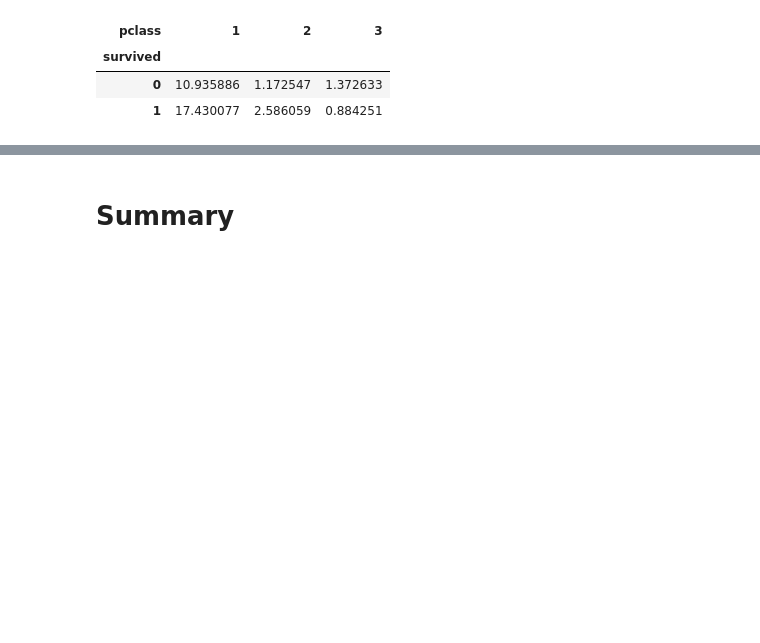
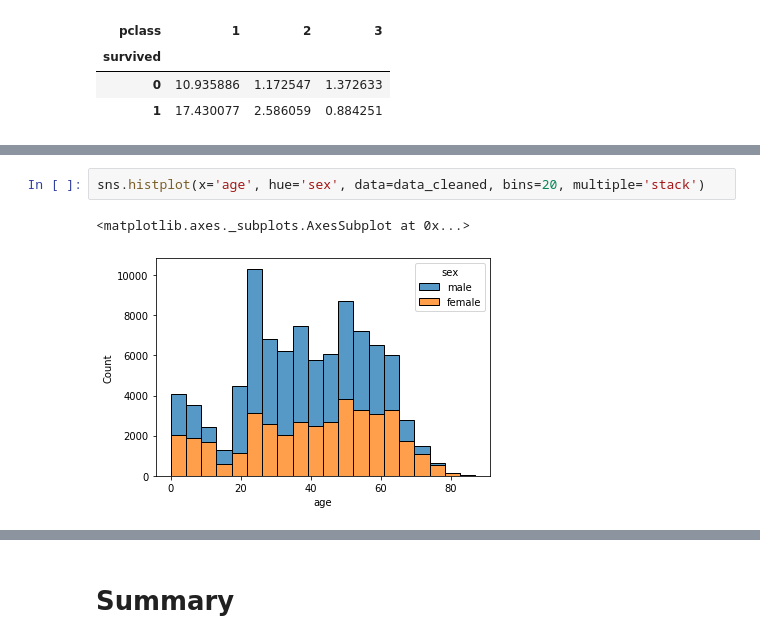
Before and after one commit to egorherby/rs_school_ml_course, a Jupyter notebook: 2_data_exploration/eda.ipynb, the cells around one changed output, grey strips where cells are left out. Saved outputs shown, nothing was run; the diff lists cells and outputs as text; blank space fills up the shorter version.

```diff
--- a/2_data_exploration/eda.ipynb
+++ b/2_data_exploration/eda.ipynb
@@ -261,0 +268,5 @@ data_cleaned
+# %%
+sns.histplot(x='age', hue='sex', data=data_cleaned, bins=20, multiple='stack')
+# %% [output]
+<matplotlib.axes._subplots.AxesSubplot at 0x...>
+[figure, added]
```
Also changed, not shown: parts of 8 cells of this notebook.
